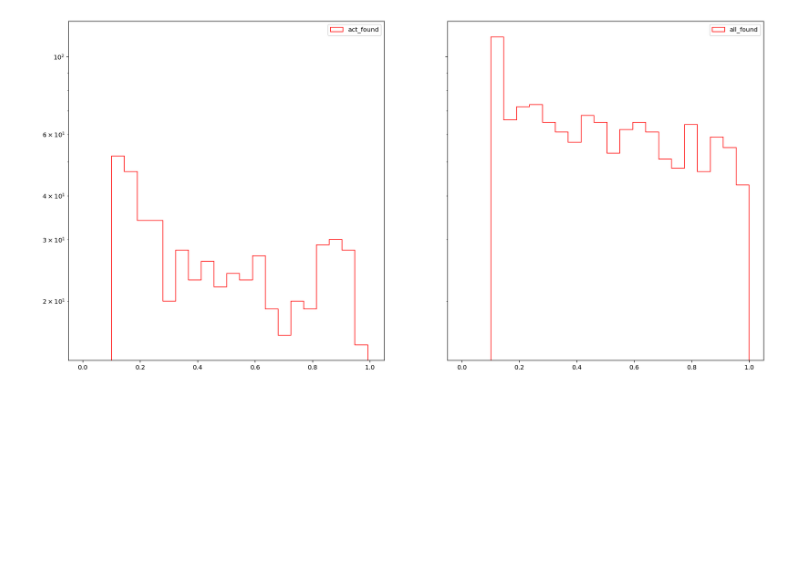
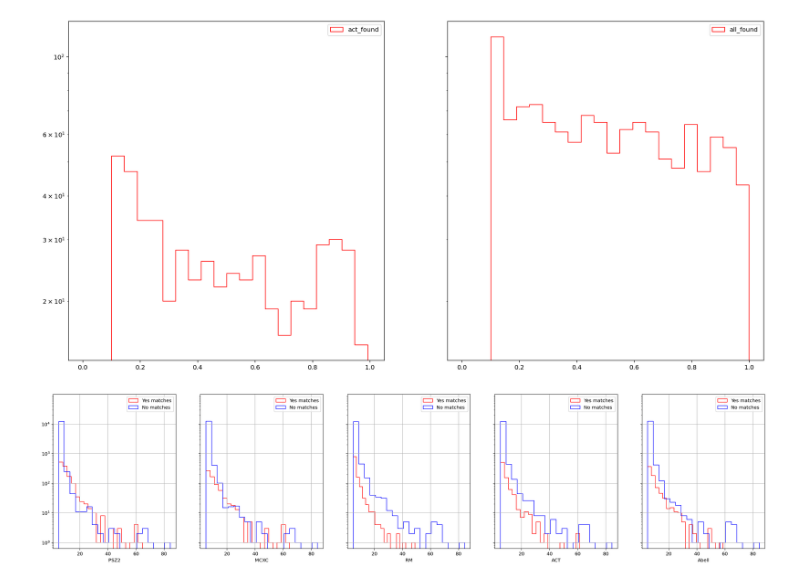
Before and after one commit to rt2122/data-segmentation-2, a Jupyter notebook: visualizations/p_max_bins_matches.ipynb, the cells around one changed output. Saved outputs shown, nothing was run; the diff lists cells and outputs as text; code cells hidden in the pictures; blank space fills up the shorter version.

```diff
--- a/visualizations/p_max_bins_matches.ipynb
+++ b/visualizations/p_max_bins_matches.ipynb
@@ -26,7 +26,8 @@ def prm_matches_bins(cat_name, true_cats_dir = '/home/rt2122/Data/original_catal
     true_cats = {os.path.splitext(os.path.basename(file))[0] : pd.read_csv(file) for file in true_cats_files}
 
     det_cat = pd.read_csv(cat_name)
-    det_cat = det_cat[det_cat['status'] != 'fn']
+    if 'status' in list(det_cat):
+        det_cat = det_cat[det_cat['status'] != 'fn']
 
     if in_val_pix:
         det_cat['pix2'] = radec2pix(det_cat['RA'], det_cat['DEC'], 2)
@@ -138,3 +139,7 @@ make_histogram(ax[0], act_found['max_pred'], [], label1='act_found', label2='',
 make_histogram(ax[1], all_found['max_pred'], [], label1='all_found', label2='', n_bins=20)
 # %% [output]
 [figure]
+# %%
+prm_matches_bins('/home/rt2122/Data/SRGz/brcat.csv', add_all_cats=False)
+# %% [output]
+[figure, added]
```
Also changed, not shown: parts of 2 cells of this notebook, 2 other files.
